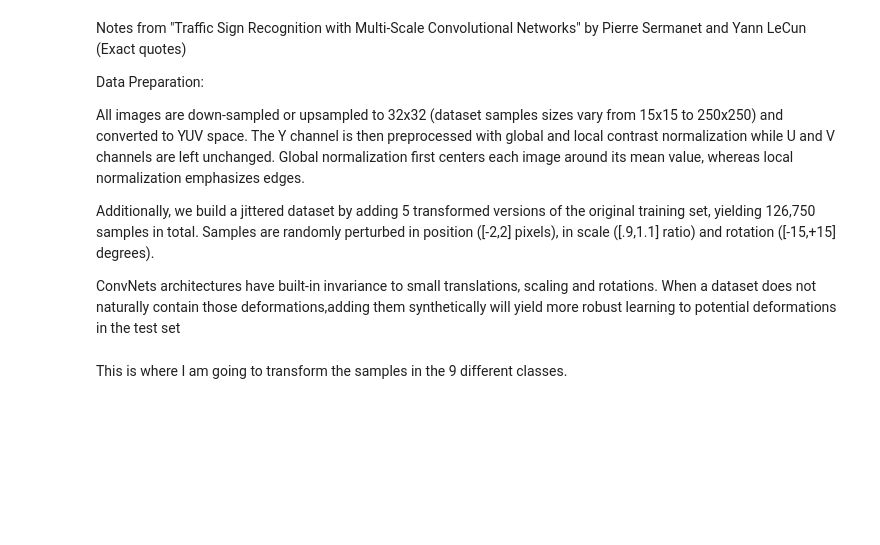
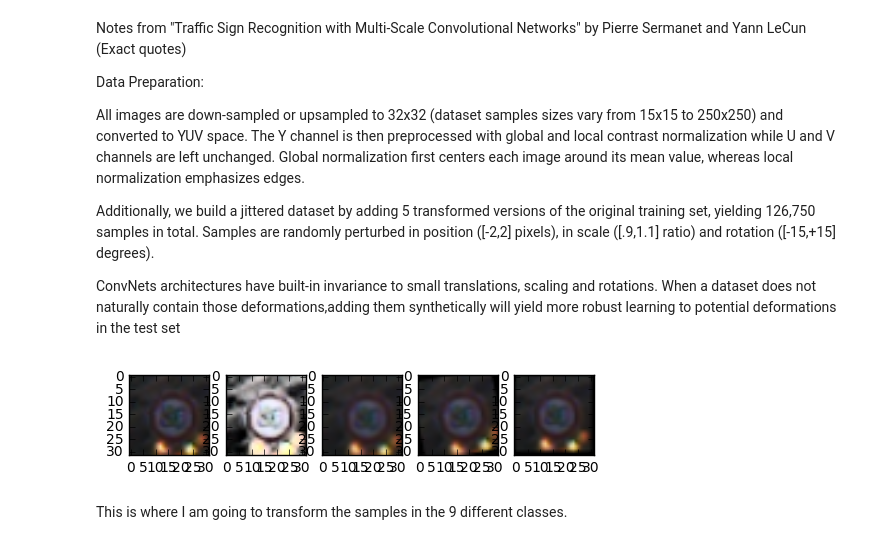
Before and after one commit to jayakasadev/Traffic-Sign-Classifier, a Jupyter notebook: Traffic_Sign_Classifier.ipynb, the cells around one changed output. Cells and saved outputs as stored; diff of their text form; code cells hidden in the pictures; blank space fills up the shorter version.

```diff
--- a/Traffic_Sign_Classifier.ipynb
+++ b/Traffic_Sign_Classifier.ipynb
@@ -247,33 +247,38 @@ def rotate(img):
     rows = cols = img.shape[0]
     rot = cv2.getRotationMatrix2D((cols/2,rows/2), deg, 1)
     return cv2.warpAffine(img,rot,(cols,rows))
     # plt.imshow(rot)
     # plt.show()
 
 def scale(img):
     #scale image [.9,1.1] ratio
     deg = np.random.uniform(0.9, 1.1, size=1)
     # resize = cv2.resize(img, (32,32), dst=np.zeros((32, 32, 3)), fx = deg, fy = deg)
     size = 32 * deg
     start1 = np.random.uniform(0, 32-size, size=1)
     start2 = np.random.uniform(0, 32-size, size=1)
     pts1 = np.float32([[start1, start2], [start1+size, start2], [start1, start2+size], [start1+size, start2+size]])
     pts2 = np.float32([[0, 0], [32, 0], [0, 32], [32, 32]])
     M = cv2.getPerspectiveTransform(pts1, pts2)
     return cv2.warpPerspective(img, M, (32,32))
     # print(resize.shape)
     # plt.imshow(resize)
     # plt.show()
     # print(img == resize
 
 def display(img):
     # displaying the original and the 4 new transformations
     f, (ax1, ax2, ax3, ax4, ax5) = plt.subplots(1, 5)
     ax1.imshow(img)
     ax2.imshow(normalize(img))
     ax3.imshow(noisy(img))
     ax4.imshow(rotate(img))
     ax5.imshow(scale(img))
+
+# gonna display an example of how I'm transforming the data set
+display(X_train[0])
+# %% [output]
+[figure, added]
 # %% [markdown]
 This is where I am going to transform the samples in the 9 different classes.
 # %%
```
Also changed, not shown: parts of 16 cells of this notebook.
